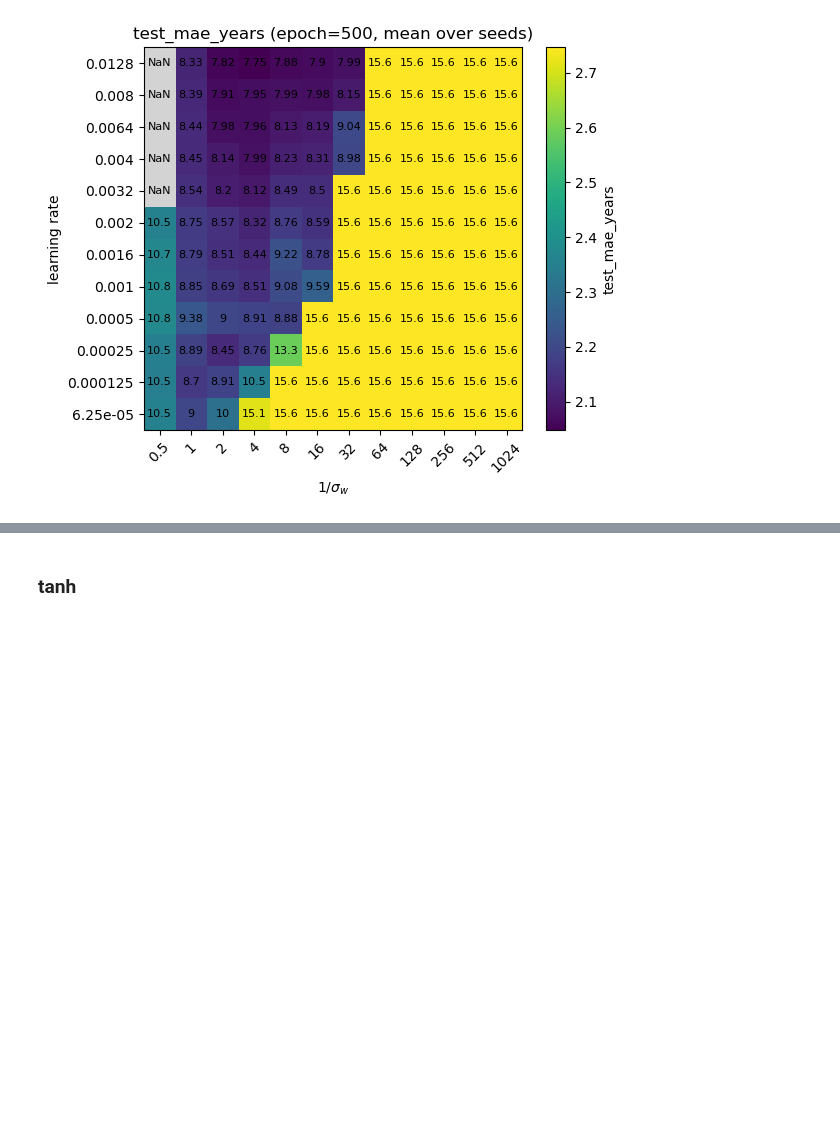
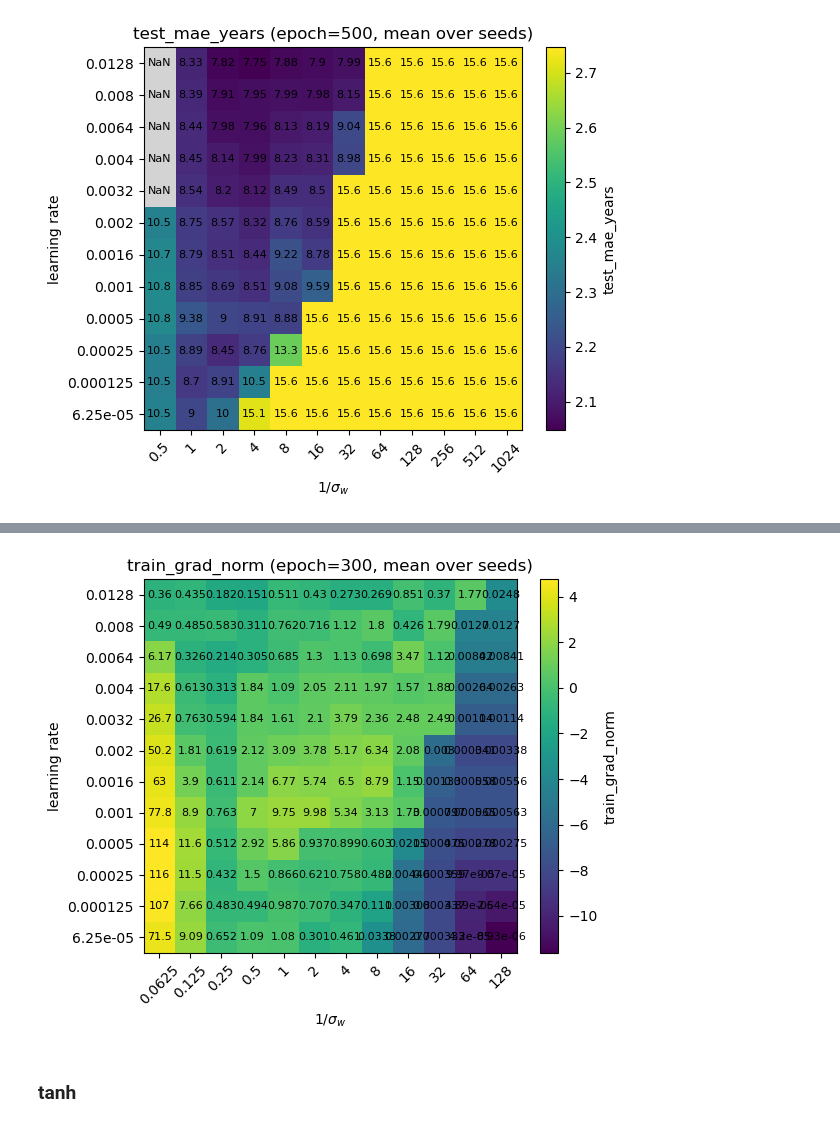
Before and after one commit to f-damico/BBP_in_SGD, a Jupyter notebook: notebook_experiment_2.ipynb, the cells around one changed output, grey strips where cells are left out. Saved outputs shown, nothing was run; the diff lists cells and outputs as text; code cells hidden in the pictures; blank space fills up the shorter version.

Commit message:
Experiments grad

```diff
--- a/notebook_experiment_2.ipynb
+++ b/notebook_experiment_2.ipynb
@@ -322,3 +332,13 @@ plt.show()
+# %%
+fig, ax, inv_vals, lr_vals, phase, counts = plot_phase_diagram_imshow(
+    "collected_results/exp2_dnn_BIG_sgd_tanh_v3.npz",
+    metric_key="train_grad_norm",
+    epoch= 300,
+    annotate=True,
+)
+plt.show()
+# %% [output]
+[figure, added]
 # %% [markdown]
 ### tanh
 # %%
```
Also changed, not shown: parts of 3 cells of this notebook, 7 other files.
